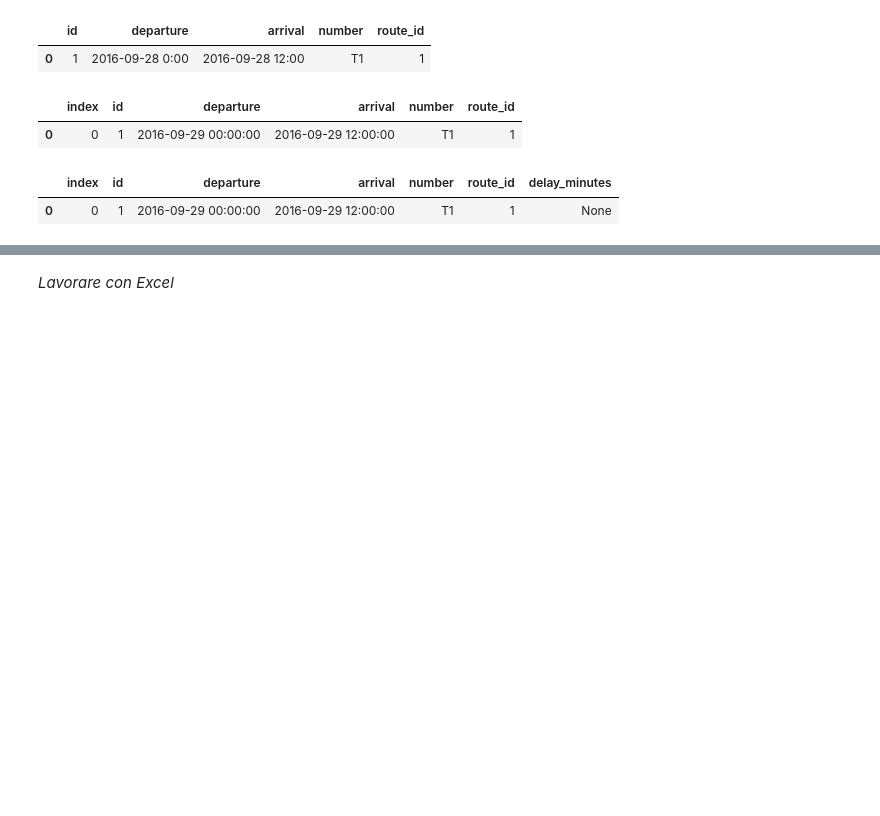
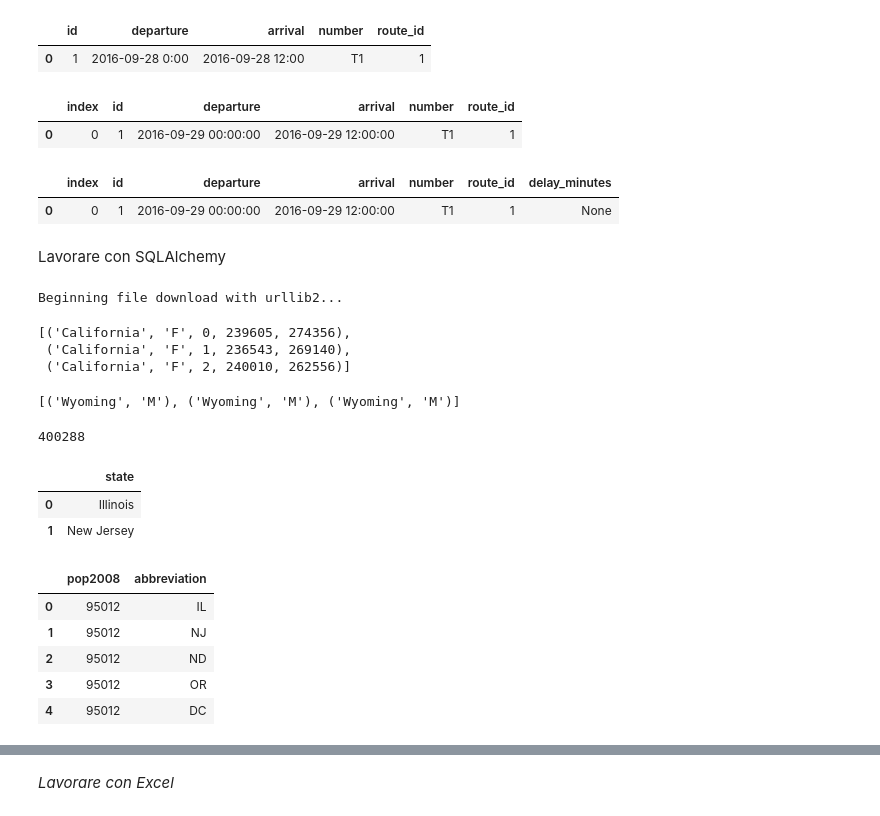
Before and after one commit to RedOx22/real-world-machine-learning, a Jupyter notebook: Importing_data_with_pandas.ipynb, the cells around one changed output, grey strips where cells are left out. Drawn from its saved outputs; the diff is of its cells as text; code cells hidden in the pictures; blank space fills up the shorter version.

```diff
--- a/Importing_data_with_pandas.ipynb
+++ b/Importing_data_with_pandas.ipynb
@@ -89,3 +89,75 @@ df
 # %% [output]
 |  | index | id | departure | arrival | number | route_id | delay_minutes |
 | 0 | 0 | 1 | 2016-09-29 00:00:00 | 2016-09-29 12:00:00 | T1 | 1 | None |
+# %% [markdown]
+Lavorare con SQLAlchemy
+# %%
+# https://towardsdatascience.com/sqlalchemy-python-tutorial-79a577141a91
+import sqlalchemy as db
+import pandas as pd
+
+import urllib.request
+print('Beginning file download with urllib2...')
+url = 'https://github.com/thimotyb/hacking-datascience/raw/master/notebooks/sqlalchemy/census.sqlite'
+urllib.request.urlretrieve(url, 'census.sqlite')
+
+engine = db.create_engine('sqlite:///census.sqlite')
+connection = engine.connect()
+metadata = db.MetaData()
+
+census = db.Table('census', metadata, autoload=True, autoload_with=engine)
+state_fact = db.Table('state_fact', metadata, autoload=True, autoload_with=engine)
+# %% [output]
+Beginning file download with urllib2...
+# %%
+# Querying
+query = db.select([census]).where(db.and_(census.columns.state == 'California', census.columns.sex != 'M'))
+result = connection.execute(query).fetchall()
+result[:3]
+# %% [output]
+[('California', 'F', 0, 239605, 274356),
+ ('California', 'F', 1, 236543, 269140),
+ ('California', 'F', 2, 240010, 262556)]
+# %%
+query = db.select([census.columns.state, census.columns.sex]).order_by(db.desc(census.columns.state))
+result = connection.execute(query).fetchall()
+result[:3]
+# %% [output]
+[('Wyoming', 'M'), ('Wyoming', 'M'), ('Wyoming', 'M')]
+# %%
+query = db.select([db.func.max(census.columns.pop2008)])
+result = connection.execute(query).scalar()
+result
+# %% [output]
+400288
+# %%
+# Convert to dataframe
+query = db.select([census.columns.state.distinct()])
+result = connection.execute(query).fetchall()
+result[:3]
+
+df = pd.DataFrame(result)
+df.columns = result[0].keys()
+df.head(2)
+# %% [output]
+|  | state |
+| 0 | Illinois |
+| 1 | New Jersey |
+# %%
+# Automatic Join
+metadata = db.MetaData()
+census = db.Table('census', metadata, autoload=True, autoload_with=engine)
+state_fact = db.Table('state_fact', metadata, autoload=True, autoload_with=engine)
+
+query = db.select([census.columns.pop2008, state_fact.columns.abbreviation])
+results = connection.execute(query).fetchall()
+df = pd.DataFrame(results)
+df.columns = results[0].keys()
+df.head(5)
+# %% [output]
+|  | pop2008 | abbreviation |
+| 0 | 95012 | IL |
+| 1 | 95012 | NJ |
+| 2 | 95012 | ND |
+| 3 | 95012 | OR |
+| 4 | 95012 | DC |
```
Also changed, not shown: parts of 1 cell of this notebook.
